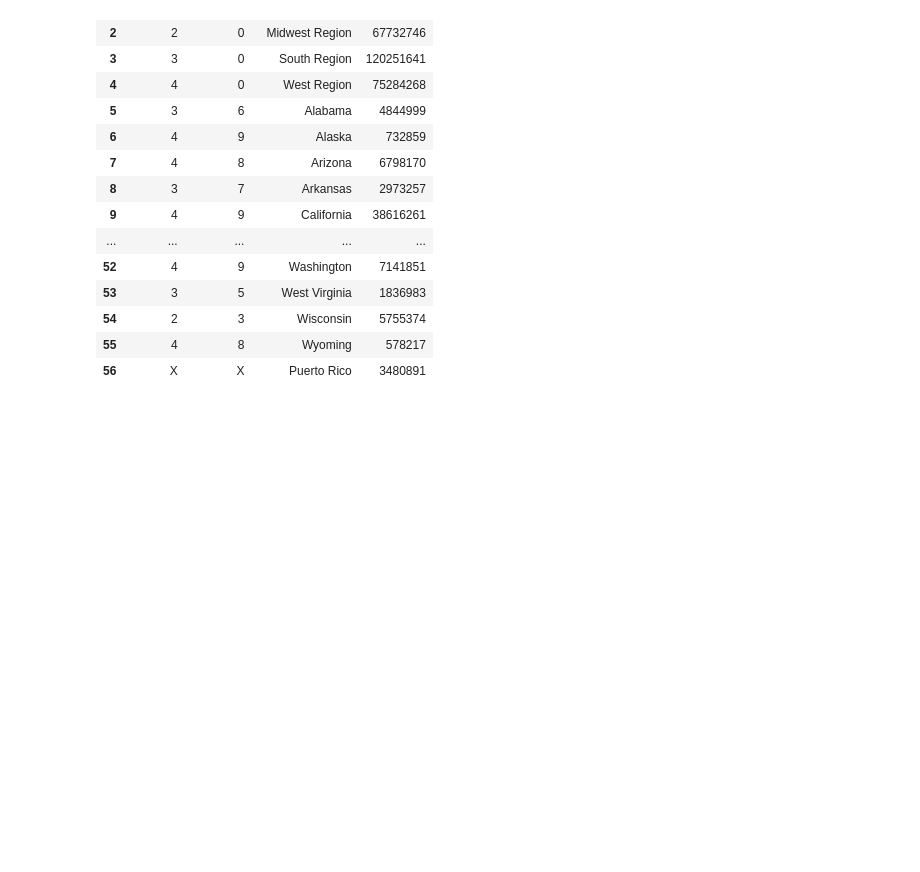
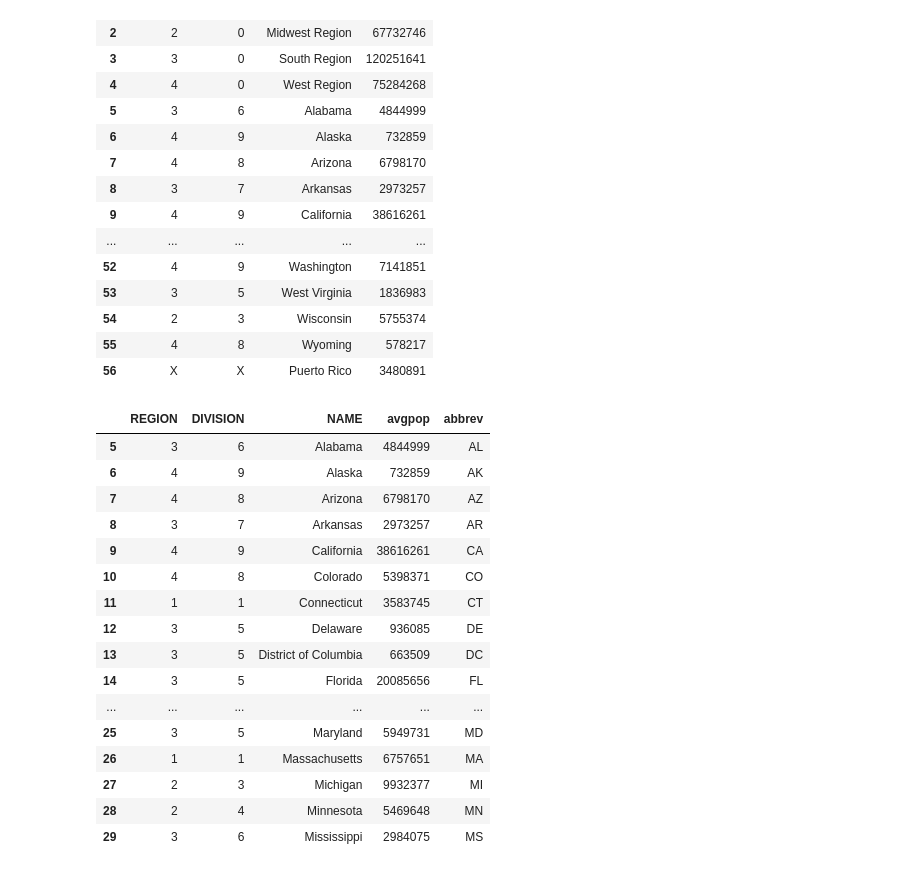
Before and after one commit to kehull/ETL-project, a Jupyter notebook: create_population_table.ipynb, the cells around one changed output. Saved outputs shown, nothing was run; the diff lists cells and outputs as text; code cells hidden in the pictures; blank space fills up the shorter version.

Commit message:
complete state population table

```diff
--- a/create_population_and_region_table.ipynb
+++ b/create_population_table.ipynb
@@ -78,0 +76,85 @@ statespopdf
+# %%
+state_new  = {
+    'Alabama': 'AL',
+    'Alaska': 'AK',
+    'American Samoa': 'AS',
+    'Arizona': 'AZ',
+    'Arkansas': 'AR',
+    'California': 'CA',
+    'Colorado': 'CO',
+    'Connecticut': 'CT',
+    'Delaware': 'DE',
+    'District of Columbia': 'DC',
+    'Florida': 'FL',
+    'Georgia': 'GA',
+    'Guam': 'GU',
+    'Hawaii': 'HI',
+    'Idaho': 'ID',
+    'Illinois': 'IL',
+    'Indiana': 'IN',
+    'Iowa': 'IA',
+    'Kansas': 'KS',
+    'Kentucky': 'KY',
+    'Louisiana': 'LA',
+    'Maine': 'ME',
+    'Maryland': 'MD',
+    'Massachusetts': 'MA',
+    'Michigan': 'MI',
+    'Minnesota': 'MN',
+    'Mississippi': 'MS',
+    'Missouri': 'MO',
+    'Montana': 'MT',
+    'Nebraska': 'NE',
+    'Nevada': 'NV',
+    'New Hampshire': 'NH',
+    'New Jersey': 'NJ',
+    'New Mexico': 'NM',
+    'New York': 'NY',
+    'North Carolina': 'NC',
+    'North Dakota': 'ND',
+    'Northern Mariana Islands':'MP',
+    'Ohio': 'OH',
+    'Oklahoma': 'OK',
+    'Oregon': 'OR',
+    'Pennsylvania': 'PA',
+    'Puerto Rico': 'PR',
+    'Rhode Island': 'RI',
+    'South Carolina': 'SC',
+    'South Dakota': 'SD',
+    'Tennessee': 'TN',
+    'Texas': 'TX',
+    'Utah': 'UT',
+    'Vermont': 'VT',
+    'Virgin Islands': 'VI',
+    'Virginia': 'VA',
+    'Washington': 'WA',
+    'West Virginia': 'WV',
+    'Wisconsin': 'WI',
+    'Wyoming': 'WY'
+}
+
+#state_new = {state: abbrev for abbrev, state in state_new.items()}
+
+statespopdf['abbrev'] = statespopdf.NAME.replace(state_new)
+#urban_df.drop(['American Samoa','Guam', 'Northern Marianas', 'Virgin Islands'])
+#urban_df[urban_df.state != 'American Samoa']
+statespopdf = statespopdf.iloc[5:]
+statespopdf.head(25)
+# %% [output]
+|  | REGION | DIVISION | NAME | avgpop | abbrev |
+| 5 | 3 | 6 | Alabama | 4844999 | AL |
+| 6 | 4 | 9 | Alaska | 732859 | AK |
+| 7 | 4 | 8 | Arizona | 6798170 | AZ |
+| 8 | 3 | 7 | Arkansas | 2973257 | AR |
+| 9 | 4 | 9 | California | 38616261 | CA |
+| 10 | 4 | 8 | Colorado | 5398371 | CO |
+| 11 | 1 | 1 | Connecticut | 3583745 | CT |
+| 12 | 3 | 5 | Delaware | 936085 | DE |
+| 13 | 3 | 5 | District of Columbia | 663509 | DC |
+| 14 | 3 | 5 | Florida | 20085656 | FL |
+| ... | ... | ... | ... | ... | ... |
+| 25 | 3 | 5 | Maryland | 5949731 | MD |
+| 26 | 1 | 1 | Massachusetts | 6757651 | MA |
+| 27 | 2 | 3 | Michigan | 9932377 | MI |
+| 28 | 2 | 4 | Minnesota | 5469648 | MN |
+| 29 | 3 | 6 | Mississippi | 2984075 | MS |
```
Also changed, not shown: parts of 3 cells of this notebook, 1 other file.
